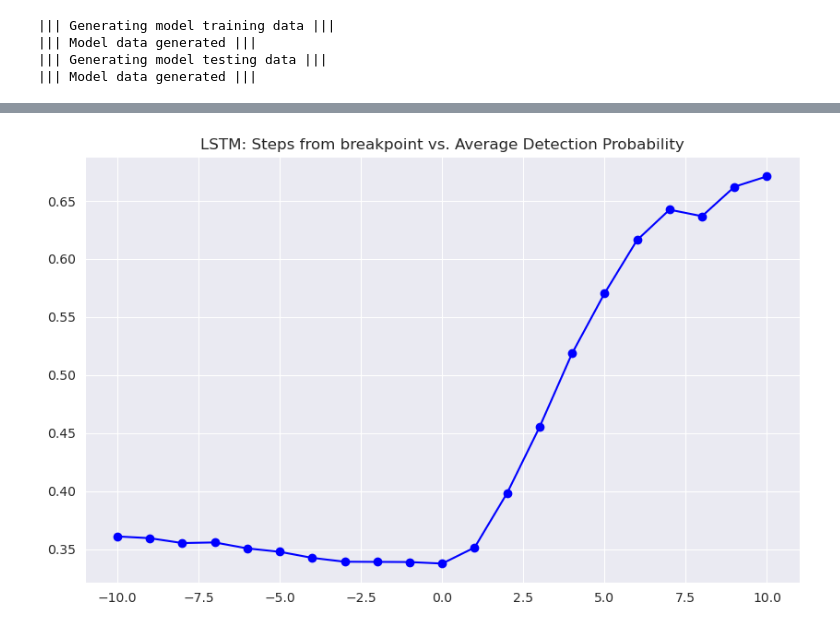
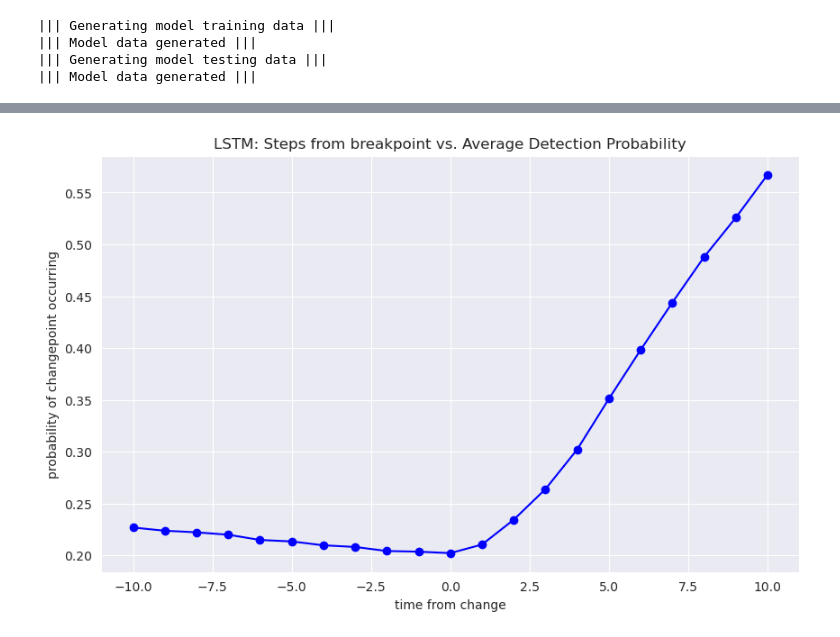
Before and after one commit to zm237/Intro-to-Deep-Learning-Projects, a Jupyter notebook: Project 3/Homework3.ipynb, the cells around one changed output, grey strips where cells are left out. Saved outputs shown, nothing was run; the diff lists cells and outputs as text; code cells hidden in the pictures.

```diff
--- a/Project 3/Homework3.ipynb
+++ b/Project 3/Homework3.ipynb
@@ -165,8 +250,8 @@ class AnomalyDetectorLSTM(nn.Module):
                  input_size=10,
                  hidden_size=10,
                  LSTM_layers=1,
-                 LSTM_dropout=0,
-                 linear_dropout=0,
+                 LSTM_dropout: float = 0,
+                 linear_dropout: float = 0,
                  bidirectional=False
                  ):
         super().__init__()
@@ -184,6 +269,12 @@ class AnomalyDetectorLSTM(nn.Module):
         self.layer_1_size = 100
         self.layer_2_size = 50
         self.layer_3_size = 20
+        # self.layer_4_size = 2000
+        # self.layer_5_size = 1500
+        # self.layer_6_size = 1000
+        # self.layer_7_size = 2000
+        # self.layer_8_size = 500
+        # self.layer_9_size = 100
         self.output_layer_size = 1
 
         self.classifier = nn.Sequential(
@@ -199,7 +290,7 @@ class AnomalyDetectorLSTM(nn.Module):
             nn.ReLU(),
             nn.Dropout(p=linear_dropout),
 
-            nn.Linear(in_features=self.layer_3_size, out_features=self.output_layer_size)
+            nn.Linear(in_features=self.layer_3_size, out_features=self.output_layer_size),
         )
 
     def forward(self, x, lengths):
@@ -231,11 +322,12 @@ m_LSTM_layers=1
 m_LSTM_dropout=0
 m_linear_dropout=0
 is_bidirectional = False
+# weight_decay = 5e-4
 
 # Training Loop Hyperparameter setup
-learning_rate = 1e-3
+learning_rate = 5e-4
 m_batch_size = 32
-epochs = 10
+epochs = 30
 
 # Data Requested
 sequences_wanted = 200
@@ -250,7 +342,9 @@ train_dataloader = DataLoader(
     generate_data_tensors(num_of_sequences=sequences_wanted),
     batch_size=m_batch_size,
     shuffle=True,
-    collate_fn=generate_padded_data
+    collate_fn=generate_padded_data,
+    pin_memory=True,
+    num_workers=5
 )
 
 print('||| Model data generated |||')
@@ -262,7 +356,9 @@ test_dataloader = DataLoader(
     generate_data_tensors(num_of_sequences=sequences_wanted, mode=True),
     batch_size=m_batch_size,
     shuffle=False,
-    collate_fn=generate_padded_data
+    collate_fn=generate_padded_data,
+    pin_memory=True,
+    num_workers=5
 )
 
 print('||| Model data generated |||\n')
@@ -282,7 +378,10 @@ model = AnomalyDetectorLSTM(
 ).to(device)
 
 loss_function = nn.BCEWithLogitsLoss()
-optimizer = optim.Adam(model.parameters(), lr=learning_rate)
+optimizer = optim.AdamW(model.parameters(),
+                        lr=learning_rate,
+                        weight_decay=weight_decay
+                        )
 
 print('########## Starting Training Loop for Anomaly Detection LSTM ##########\n')
 
@@ -329,6 +428,8 @@ for epoch in range(epochs):
         avg_training_loss = total_training_loss / len(train_dataloader)
         avg_testing_loss = total_testing_loss / len(test_dataloader)
 
+    model.train()
+
     m1_epoch_over_training_loss.append({
         'epoch': epoch + 1,
         'training_loss': avg_training_loss,
@@ -434,13 +602,15 @@ y_axis = [
 # %%
 plt.figure(figsize=(10,6))
 
 plt.plot(x_axis, y_axis, marker='o', linestyle='-', color='blue', label='Average Detection Probability')
 
 plt.title('LSTM: Steps from breakpoint vs. Average Detection Probability')
+plt.xlabel('time from change')
+plt.ylabel('probability of changepoint occurring')
 
 plt.show()
 # %% [output]
-[figure, old version]
+[figure, new version]
 # %%
 class AnomalyDetectorCNN(nn.Module):
 
```
Also changed, not shown: parts of 15 cells of this notebook, 4 other files.
